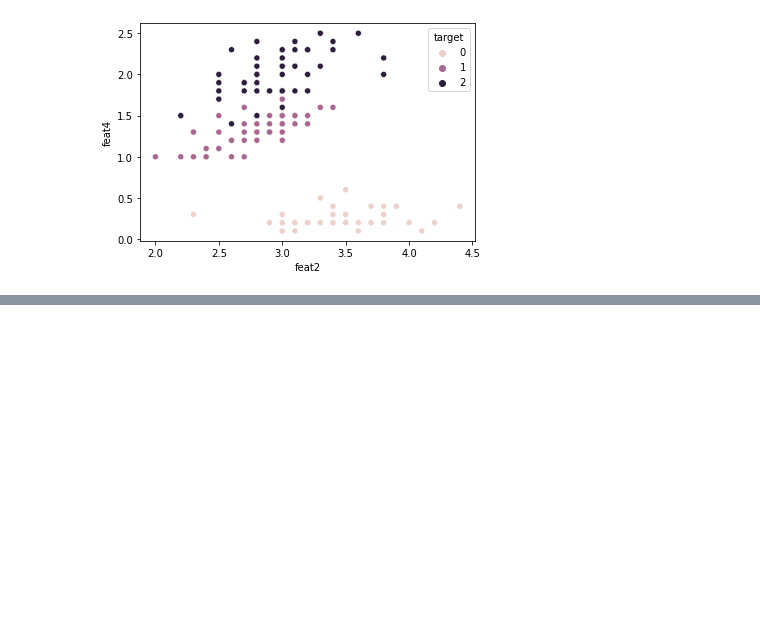
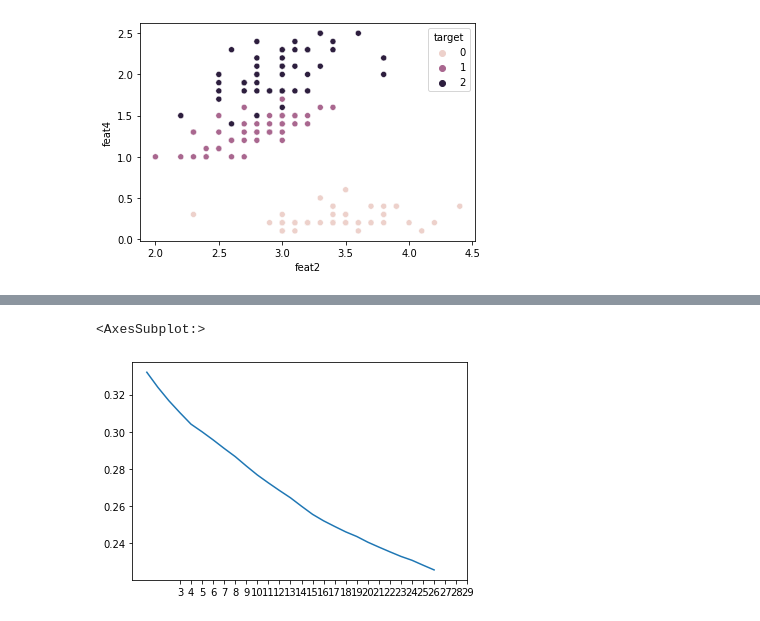
Before and after one commit to FireStrings/classification_project, a Jupyter notebook: KNN_from_scratch.ipynb, the cells around one changed output, grey strips where cells are left out. Saved outputs shown, nothing was run; the diff lists cells and outputs as text; code cells hidden in the pictures; blank space fills up the shorter version.

Commit message:
New data and scaling

```diff
--- a/KNN_from_scratch.ipynb
+++ b/KNN_from_scratch.ipynb
@@ -129,3 +118,5 @@ sns.scatterplot(data=data, x="feat2", y="feat4", hue="target")
 # %% [output]
 <AxesSubplot:xlabel='feat2', ylabel='feat4'>
 [figure]
+# %%
+data2 = pd.read_csv("data/top50.csv", encoding="latin1")
@@ -131,0 +132,5 @@ sns.scatterplot(data=data, x="feat2", y="feat4", hue="target")
+# %%
+X = data2[["Beats.Per.Minute", "Energy", "Danceability", "Loudness..dB..", "Liveness", "Valence.", "Length.", "Acousticness..", "Speechiness."]].values
+y = np.array([x[0] for x in data2[["Popularity"]].values])
+# %%
+l_results = run(X, y)
@@ -131,0 +155,7 @@ sns.scatterplot(data=data, x="feat2", y="feat4", hue="target")
+# %%
+resultado = pd.DataFrame(l_results, columns=['nK','score'])
+# %%
+resultado.score.plot(xticks=resultado.nK)
+# %% [output]
+<AxesSubplot:>
+[figure, added]
```
Also changed, not shown: parts of 13 cells of this notebook.
